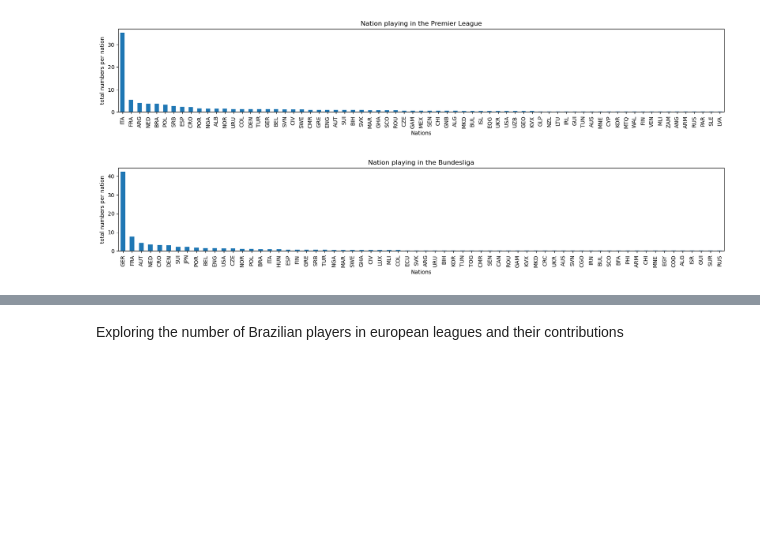
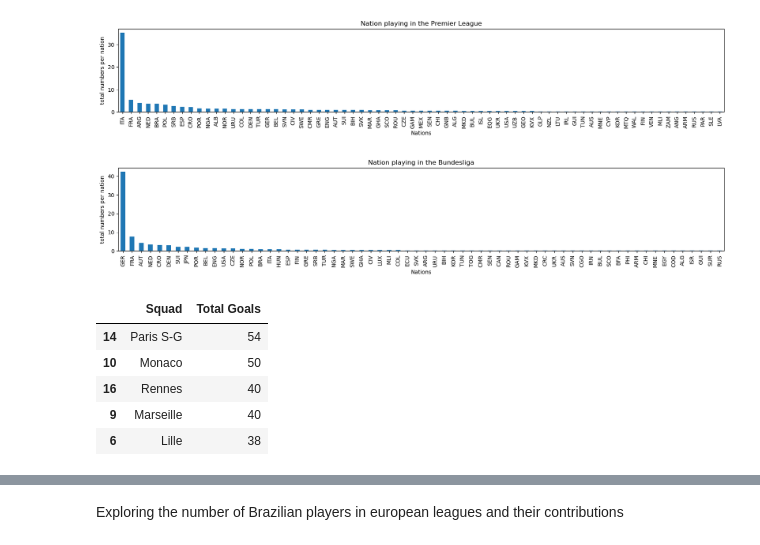
Before and after one commit to tiagoru/Football_Player_Stats, a Jupyter notebook: footbal_analysis.ipynb, the cells around one changed output, grey strips where cells are left out. Cells and saved outputs as stored; diff of their text form; code cells hidden in the pictures; blank space fills up the shorter version.

```diff
--- a/footbal_analysis.ipynb
+++ b/footbal_analysis.ipynb
@@ -212,3 +212,15 @@ plt.show()
 [figure]
 [figure]
 [figure]
+# %%
+# top teams per leagues
+top_team_L1 = L1.groupby(['Squad'])['Goals'].sum().reset_index().rename(columns={'Goals':'Total Goals'})
+top_team_L1.sort_values(by='Total Goals', ascending = False, inplace = True)
+top_team_L1.head(5)
+# %% [output]
+|  | Squad | Total Goals |
+| 14 | Paris S-G | 54 |
+| 10 | Monaco | 50 |
+| 16 | Rennes | 40 |
+| 9 | Marseille | 40 |
+| 6 | Lille | 38 |
```
Also changed, not shown: parts of 7 cells of this notebook.
